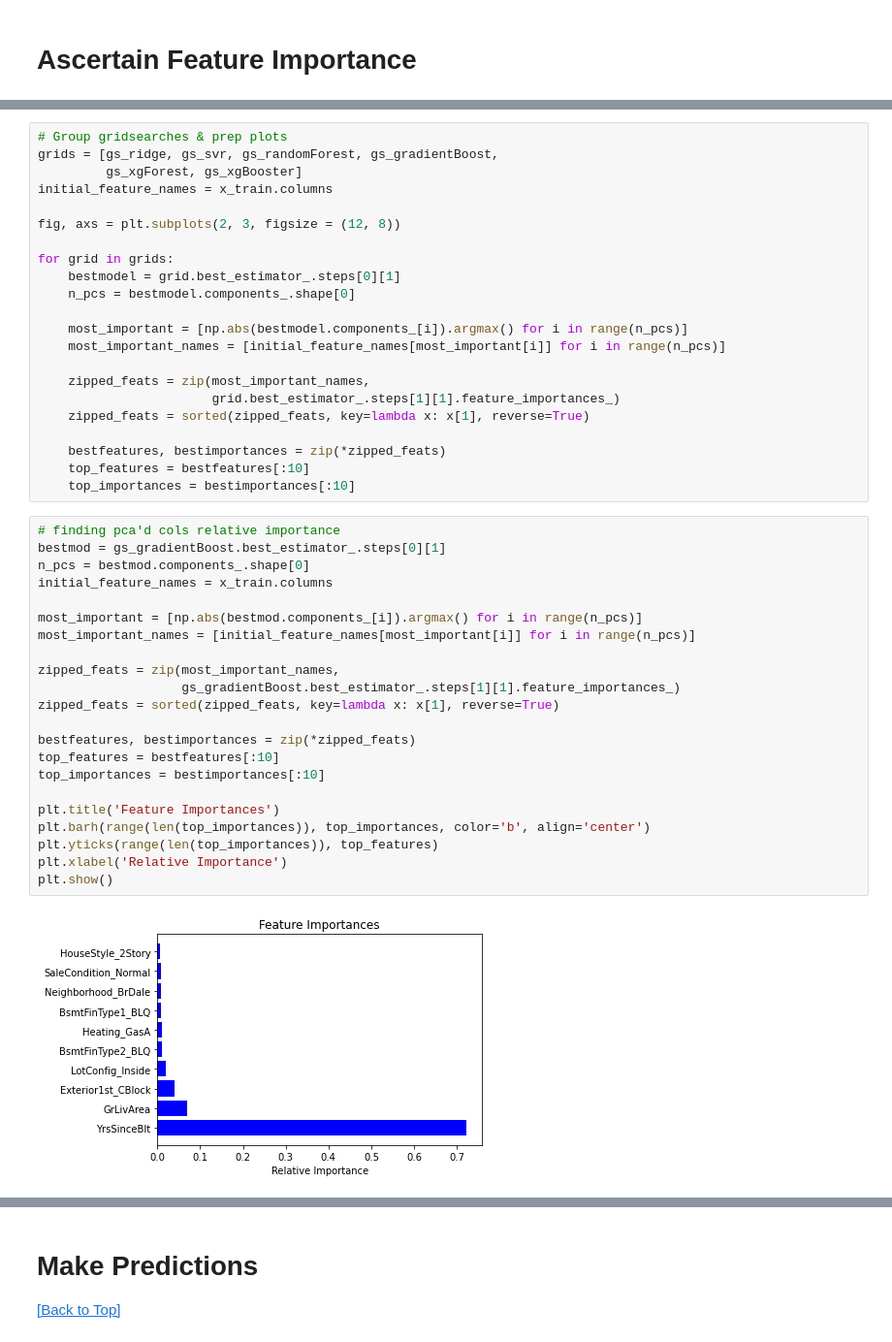
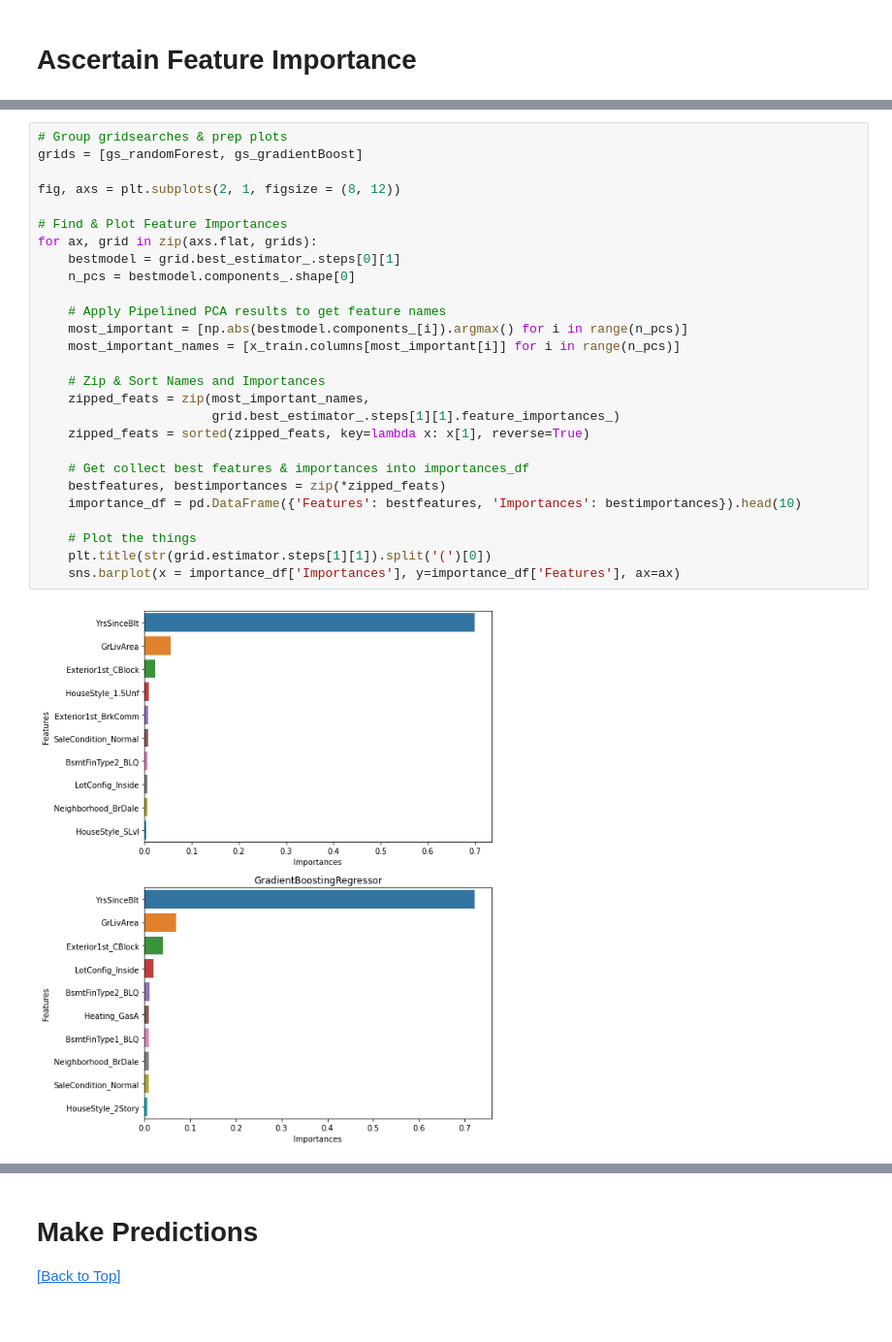
Before and after one commit to BaroqBard/IowaHousingPredictions, a Jupyter notebook: Iowa Housing Project - II. Modeling & Analysis.ipynb, the cells around one changed output, grey strips where cells are left out. Shown at 97% size. Saved outputs shown, nothing was run; the diff lists cells and outputs as text.

```diff
--- a/Iowa Housing Project - II. Modeling & Analysis.ipynb
+++ b/Iowa Housing Project - II. Modeling & Analysis.ipynb
@@ -361,46 +375,29 @@ resul.head()
 # %%
 # Group gridsearches & prep plots
-grids = [gs_ridge, gs_svr, gs_randomForest, gs_gradientBoost,
-         gs_xgForest, gs_xgBooster]
-initial_feature_names = x_train.columns
+grids = [gs_randomForest, gs_gradientBoost]
 
-fig, axs = plt.subplots(2, 3, figsize = (12, 8))
+fig, axs = plt.subplots(2, 1, figsize = (8, 12))
 
-for grid in grids:
+# Find & Plot Feature Importances
+for ax, grid in zip(axs.flat, grids):
     bestmodel = grid.best_estimator_.steps[0][1]
     n_pcs = bestmodel.components_.shape[0]
 
+    # Apply Pipelined PCA results to get feature names
     most_important = [np.abs(bestmodel.components_[i]).argmax() for i in range(n_pcs)]
-    most_important_names = [initial_feature_names[most_important[i]] for i in range(n_pcs)]
+    most_important_names = [x_train.columns[most_important[i]] for i in range(n_pcs)]
 
+    # Zip & Sort Names and Importances
     zipped_feats = zip(most_important_names,
                        grid.best_estimator_.steps[1][1].feature_importances_)
     zipped_feats = sorted(zipped_feats, key=lambda x: x[1], reverse=True)
 
+    # Get collect best features & importances into importances_df
     bestfeatures, bestimportances = zip(*zipped_feats)
-    top_features = bestfeatures[:10]
-    top_importances = bestimportances[:10]
+    importance_df = pd.DataFrame({'Features': bestfeatures, 'Importances': bestimportances}).head(10)
+
+    # Plot the things
+    plt.title(str(grid.estimator.steps[1][1]).split('(')[0])
+    sns.barplot(x = importance_df['Importances'], y=importance_df['Features'], ax=ax)
+# %% [output]
+[figure, added]
-# %%
-# finding pca'd cols relative importance
-bestmod = gs_gradientBoost.best_estimator_.steps[0][1]
-n_pcs = bestmod.components_.shape[0]
-initial_feature_names = x_train.columns
-
-most_important = [np.abs(bestmod.components_[i]).argmax() for i in range(n_pcs)]
-most_important_names = [initial_feature_names[most_important[i]] for i in range(n_pcs)]
-
-zipped_feats = zip(most_important_names,
-                   gs_gradientBoost.best_estimator_.steps[1][1].feature_importances_)
-zipped_feats = sorted(zipped_feats, key=lambda x: x[1], reverse=True)
-
-bestfeatures, bestimportances = zip(*zipped_feats)
-top_features = bestfeatures[:10]
-top_importances = bestimportances[:10]
-
-plt.title('Feature Importances')
-plt.barh(range(len(top_importances)), top_importances, color='b', align='center')
-plt.yticks(range(len(top_importances)), top_features)
-plt.xlabel('Relative Importance')
-plt.show()
-# %% [output]
-[figure, removed]
```
Also changed, not shown: parts of 27 cells of this notebook.
